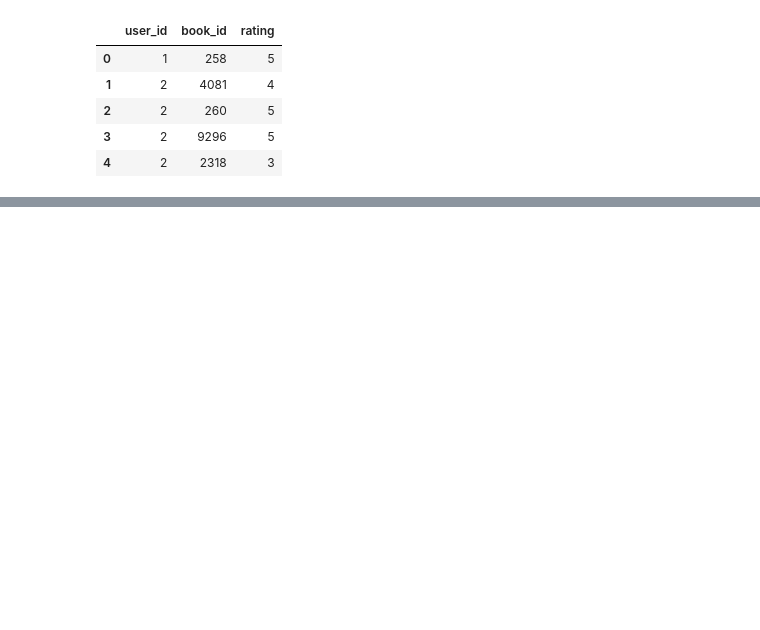
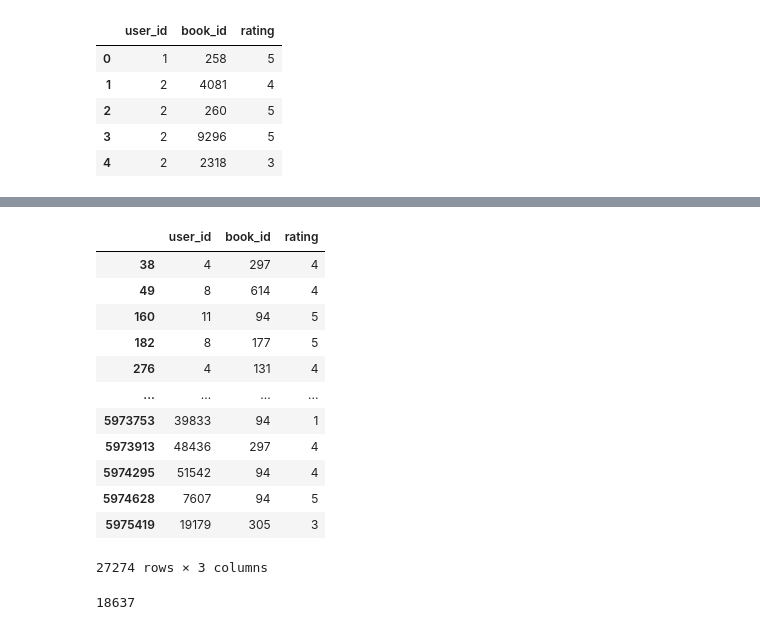
Before and after one commit to vaibhavlm/Library-Management-System, a Jupyter notebook: book_recommender.ipynb, the cells around one changed output, grey strips where cells are left out. Cells and saved outputs as stored; diff of their text form; code cells hidden in the pictures; blank space fills up the shorter version.

```diff
--- a/book_recommender.ipynb
+++ b/book_recommender.ipynb
@@ -30,0 +75,13 @@ ratings_df.head()
+# %%
+my_list = {'Martin Eden': 5,
+            'Pet Sematary': 5,
+            'One Hundred Years of Solitude': 5,
+            'Ham on Rye': 5,
+            'The Grapes of Wrath': 4,
+            "Cat's Cradle": 5,
+            'Crime and Punishment': 4,
+            'The Trial': 4}
+# %%
+# Create dataframe for new user (me)
+user_books = pd.DataFrame(columns=['title', 'rating'], data=my_list.items())
+user_books
@@ -30,0 +98,5 @@ ratings_df.head()
+# %%
+# Add book_id from books_df
+new_user = pd.merge(user_books, books_df, on='title', how='inner')
+new_user = new_user[['book_id', 'title', 'rating']].sort_values(by='book_id')
+new_user
@@ -30,0 +113,21 @@ ratings_df.head()
+# %%
+other_users = ratings_df[ratings_df['book_id'].isin(new_user['book_id'].values)]
+other_users
+# %% [output]
+|  | user_id | book_id | rating |
+| 38 | 4 | 297 | 4 |
+| 49 | 8 | 614 | 4 |
+| 160 | 11 | 94 | 5 |
+| 182 | 8 | 177 | 5 |
+| 276 | 4 | 131 | 4 |
+| ... | ... | ... | ... |
+| 5973753 | 39833 | 94 | 1 |
+| 5973913 | 48436 | 297 | 4 |
+| 5974295 | 51542 | 94 | 4 |
+| 5974628 | 7607 | 94 | 5 |
+| 5975419 | 19179 | 305 | 3 |
+27274 rows × 3 columns
+# %%
+other_users['user_id'].nunique()
+# %% [output]
+18637
```
Also changed, not shown: parts of 14 cells of this notebook.
